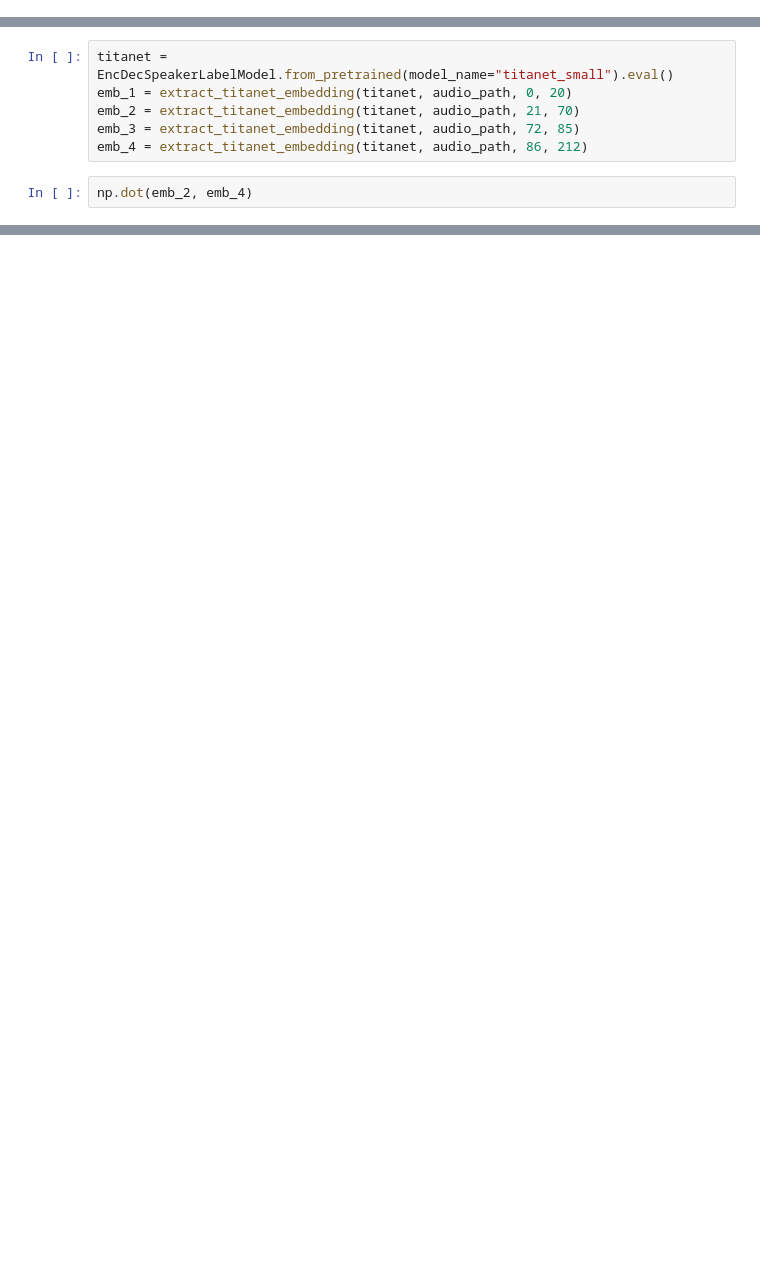
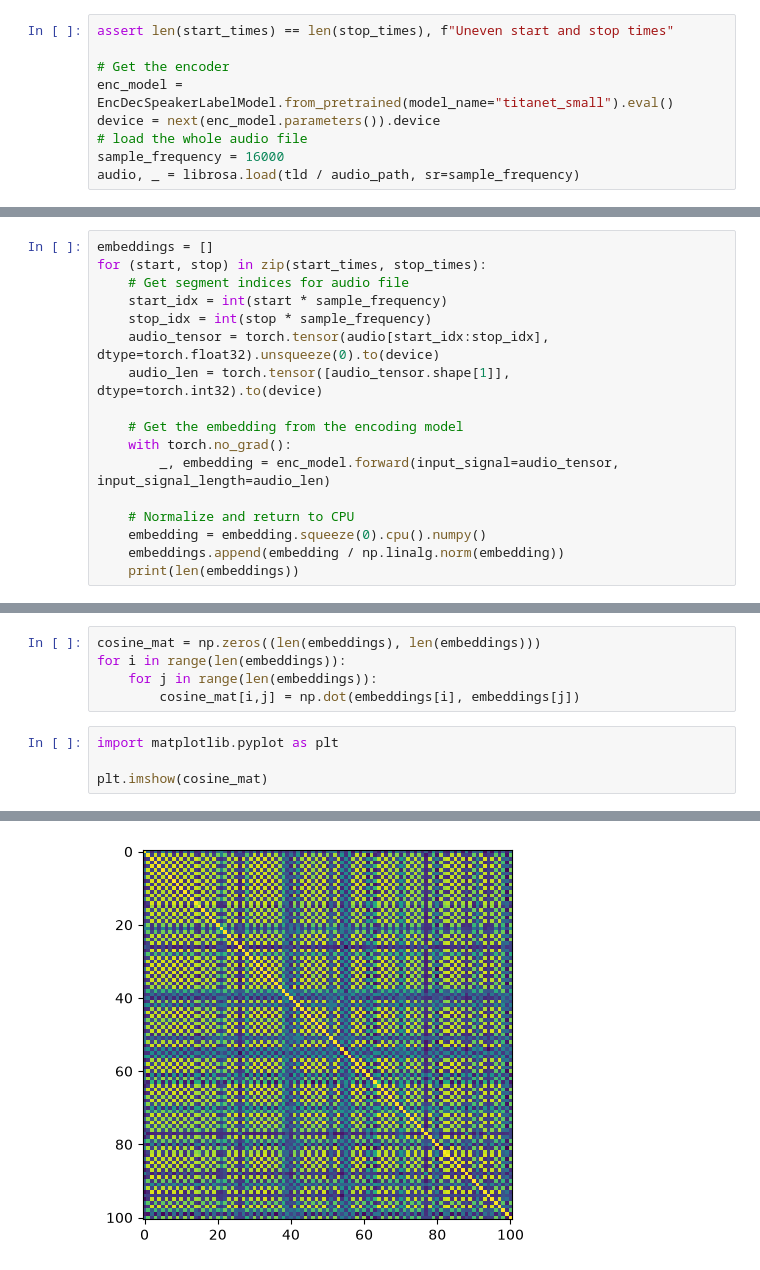
Before and after one commit to sensorimotor-bionics/bb_voice_transcription, a Jupyter notebook: multi_file_diarization_testing.ipynb, the cells around one changed output, grey strips where cells are left out. Saved outputs shown, nothing was run; the diff lists cells and outputs as text; blank space fills up the shorter version.

Commit message:
speaker embedding init
Co-Authored-By: Charles M. Greenspon <24966610+CMGreenspon@users.noreply.github.com>

```diff
--- a/multi_file_diarization_testing.ipynb
+++ b/multi_file_diarization_testing.ipynb
@@ -57,0 +34,9 @@ def extract_titanet_embedding(model, audio_path, start_time, end_time):
+# %%
+assert len(start_times) == len(stop_times), f"Uneven start and stop times"
+
+# Get the encoder
+enc_model = EncDecSpeakerLabelModel.from_pretrained(model_name="titanet_small").eval()
+device = next(enc_model.parameters()).device
+# load the whole audio file
+sample_frequency = 16000
+audio, _ = librosa.load(tld / audio_path, sr=sample_frequency)
@@ -57,0 +65,17 @@ def extract_titanet_embedding(model, audio_path, start_time, end_time):
+# %%
+embeddings = []
+for (start, stop) in zip(start_times, stop_times):
+    # Get segment indices for audio file
+    start_idx = int(start * sample_frequency)
+    stop_idx = int(stop * sample_frequency)
+    audio_tensor = torch.tensor(audio[start_idx:stop_idx], dtype=torch.float32).unsqueeze(0).to(device)
+    audio_len = torch.tensor([audio_tensor.shape[1]], dtype=torch.int32).to(device)
+
+    # Get the embedding from the encoding model
+    with torch.no_grad():
+        _, embedding = enc_model.forward(input_signal=audio_tensor, input_signal_length=audio_len)
+
+    # Normalize and return to CPU
+    embedding = embedding.squeeze(0).cpu().numpy()
+    embeddings.append(embedding / np.linalg.norm(embedding))
+    print(len(embeddings))
@@ -58,8 +100,10 @@ def extract_titanet_embedding(model, audio_path, start_time, end_time):
 # %%
-titanet = EncDecSpeakerLabelModel.from_pretrained(model_name="titanet_small").eval()
-emb_1 = extract_titanet_embedding(titanet, audio_path, 0, 20)
-emb_2 = extract_titanet_embedding(titanet, audio_path, 21, 70)
-emb_3 = extract_titanet_embedding(titanet, audio_path, 72, 85)
-emb_4 = extract_titanet_embedding(titanet, audio_path, 86, 212)
+cosine_mat = np.zeros((len(embeddings), len(embeddings)))
+for i in range(len(embeddings)):
+    for j in range(len(embeddings)):
+        cosine_mat[i,j] = np.dot(embeddings[i], embeddings[j])
 # %%
-np.dot(emb_2, emb_4)
+import matplotlib.pyplot as plt
+
+plt.imshow(cosine_mat)
+# %% [output]
@@ -65,0 +111 @@ np.dot(emb_2, emb_4)
+[figure, added]
```
Also changed, not shown: parts of 9 cells of this notebook, 2 other files.
